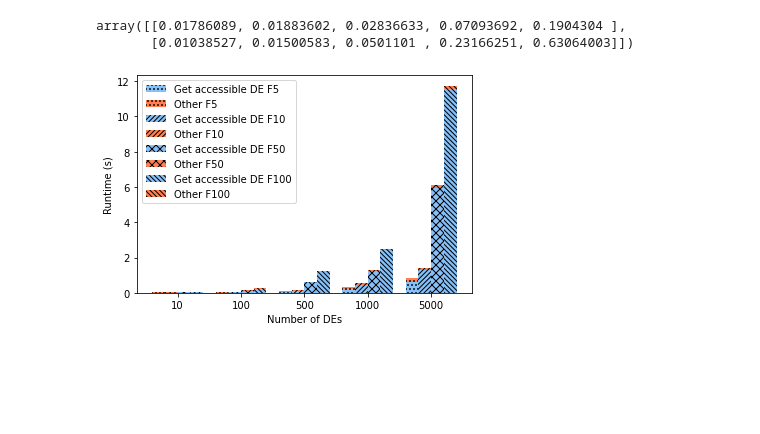
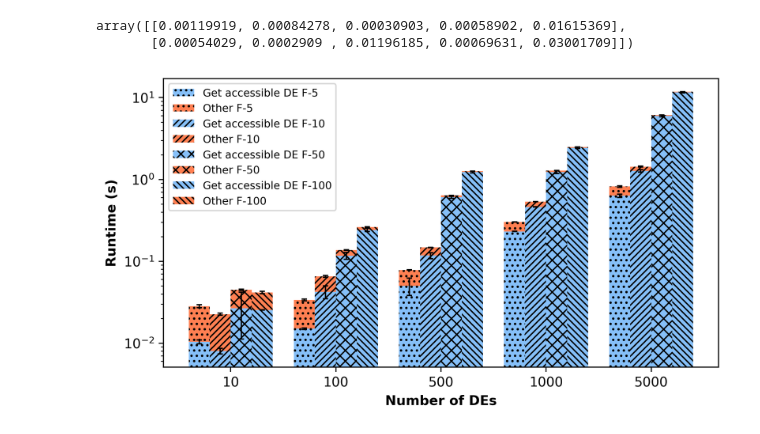
Before and after one commit to KoSpades/testGround, a Jupyter notebook: OverheadAnalysis/overhead_user.ipynb, the cells around one changed output. Drawn from its saved outputs; the diff is of its cells as text; code cells hidden in the pictures; blank space fills up the shorter version.

Commit message:
done fixing user overhead

```diff
--- a/OverheadAnalysis/overhead_user.ipynb
+++ b/OverheadAnalysis/overhead_user.ipynb
@@ -18,50 +20,65 @@ med_array_all = []
 # %%
 for block_num in block_num_list:
+    med_array = []
+    std_array = []
     num_func_name = "block" + block_num
     input_file_path = num_func_name + ".csv"
     output_figure_path = num_func_name + ".png"
     raw_df = pd.read_csv(input_file_path, header=None)
     raw_arr = np.array(raw_df).reshape(5, 5, 5)
-    med_array = []
-    for i in range(5):
-        cur_med = np.median(raw_arr[i], axis=0)
+    for i in range(len(raw_arr)):
+        raw_arr[i] = np.transpose(raw_arr[i])
+        raw_arr[i][0] = raw_arr[i][0] + raw_arr[i][2] + raw_arr[i][3] + raw_arr[i][4]
+        first_two_comp = raw_arr[i][:2]
+        cur_med = np.median(first_two_comp, axis=1)
+        cur_std = np.std(first_two_comp, axis=1)
         med_array.append(cur_med)
-    med_array = np.transpose(med_array)
-    # Transform the med_array: we only want to keep two components of overhead
-    # 1) get accessible DE, 2) others
-    med_array[0] = med_array[0]+med_array[2]+med_array[3]+med_array[4]
-    med_array = med_array[:2]
-    med_array_all.append(med_array)
+        std_array.append(cur_std)
+    med_array_all.append(np.transpose(med_array))
+    std_array_all.append(np.transpose(std_array))
 # %%
-med_array_all[0]
+std_array_all[0]
 # %% [output]
-array([[0.01786089, 0.01883602, 0.02836633, 0.07093692, 0.1904304 ],
-       [0.01038527, 0.01500583, 0.0501101 , 0.23166251, 0.63064003]])
+array([[0.00119919, 0.00084278, 0.00030903, 0.00058902, 0.01615369],
+       [0.00054029, 0.0002909 , 0.01196185, 0.00069631, 0.03001709]])
 # %%
+plt.figure(figsize=(7.5, 4), dpi=320)
+
 num_DE_axis = np.arange(len(num_DE))
 hatches = ['...','/////','///\\\\\\','\\\\\\\\\\']
 
 for i in range(len(block_num_list)):
-    label_one = 'Get accessible DE F'+block_num_list[i]
-    label_two = 'Other F'+block_num_list[i]
+    label_one = 'Get accessible DE F-'+block_num_list[i]
+    label_two = 'Other F-'+block_num_list[i]
     plt.bar(num_DE_axis-0.3+i*0.2,
             med_array_all[i][1],
+            yerr=std_array_all[i][1],
+            error_kw={"elinewidth":1,"capsize":2,"capthick":1},
             label=label_one,
             width=0.2,
             color="#85C0F9",
-            hatch=hatches[i],)
+            hatch=hatches[i],
+            alpha=.99,
+            # edgecolor="black",
+            )
     plt.bar(num_DE_axis-0.3+i*0.2,
             med_array_all[i][0],
+            yerr=std_array_all[i][0],
+            error_kw={"elinewidth":1,"capsize":2,"capthick":1},
             bottom=med_array_all[i][1],
             label=label_two,
             width=0.2,
             color="coral",
-            hatch=hatches[i])
+            hatch=hatches[i],
+            alpha=.99,
+            # edgecolor="black",
+            )
 
 plt.xticks(num_DE_axis, num_DE)
-plt.xlabel("Number of DEs")
-plt.ylabel("Runtime (s)")
-plt.legend()
-plt.savefig("test_user.png", facecolor='w')
+plt.xlabel("Number of DEs", fontweight="bold")
+plt.ylabel("Runtime (s)", fontweight="bold")
+plt.yscale("log")
+plt.legend(prop={'size': 8})
+plt.savefig("test_user_v2.pdf", facecolor='w')
 # %% [output]
-[figure, old version]
+[figure, new version]
```
Also changed, not shown: parts of 1 cell of this notebook, 4 other files.
